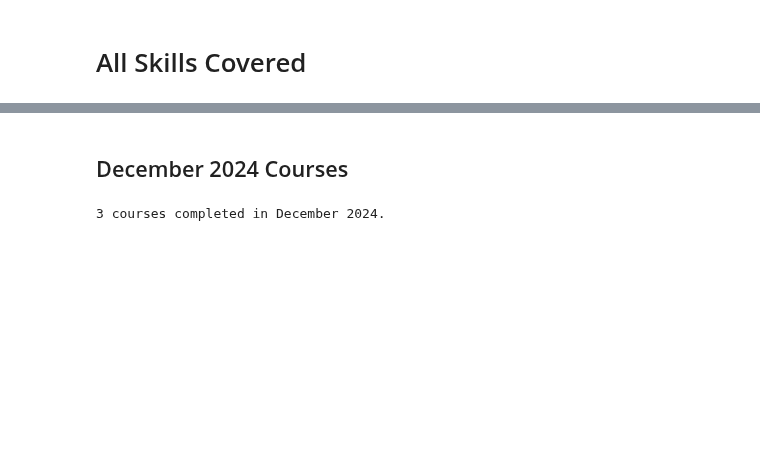
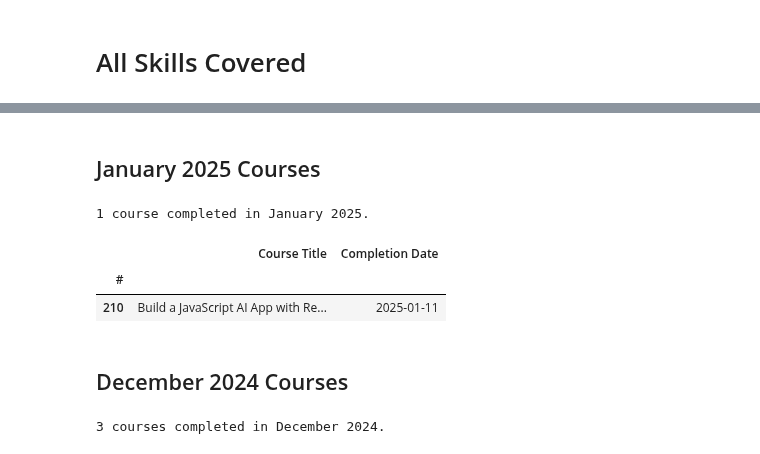
Before and after one commit to rogert8/courses-jnb, a Jupyter notebook: courses.ipynb, the cells around one changed output, grey strips where cells are left out. Cells and saved outputs as stored; diff of their text form; code cells hidden in the pictures; blank space fills up the shorter version.

```diff
--- a/courses.ipynb
+++ b/courses.ipynb
@@ -73,6 +73,17 @@ WPF Development
 Writing
 Xdebug
 XML
+# %% [markdown]
+## January 2025 Courses
+# %%
+jan25_records = cr[cr['Completion Date'].between('2025-01-01','2025-01-31')]
+print(f"\n\n{jan25_records['#'].count()} course completed in January 2025.\n")
+jan25_records[['#','Course Title','Completion Date']].set_index('#')
+# %% [output]
+1 course completed in January 2025.
+|  | Course Title | Completion Date |
+| # |  |  |
+| 210 | Build a JavaScript AI App with Re... | 2025-01-11 |
 # %% [markdown]
 ## December 2024 Courses
 # %%
```
Also changed, not shown: parts of 38 cells of this notebook.
